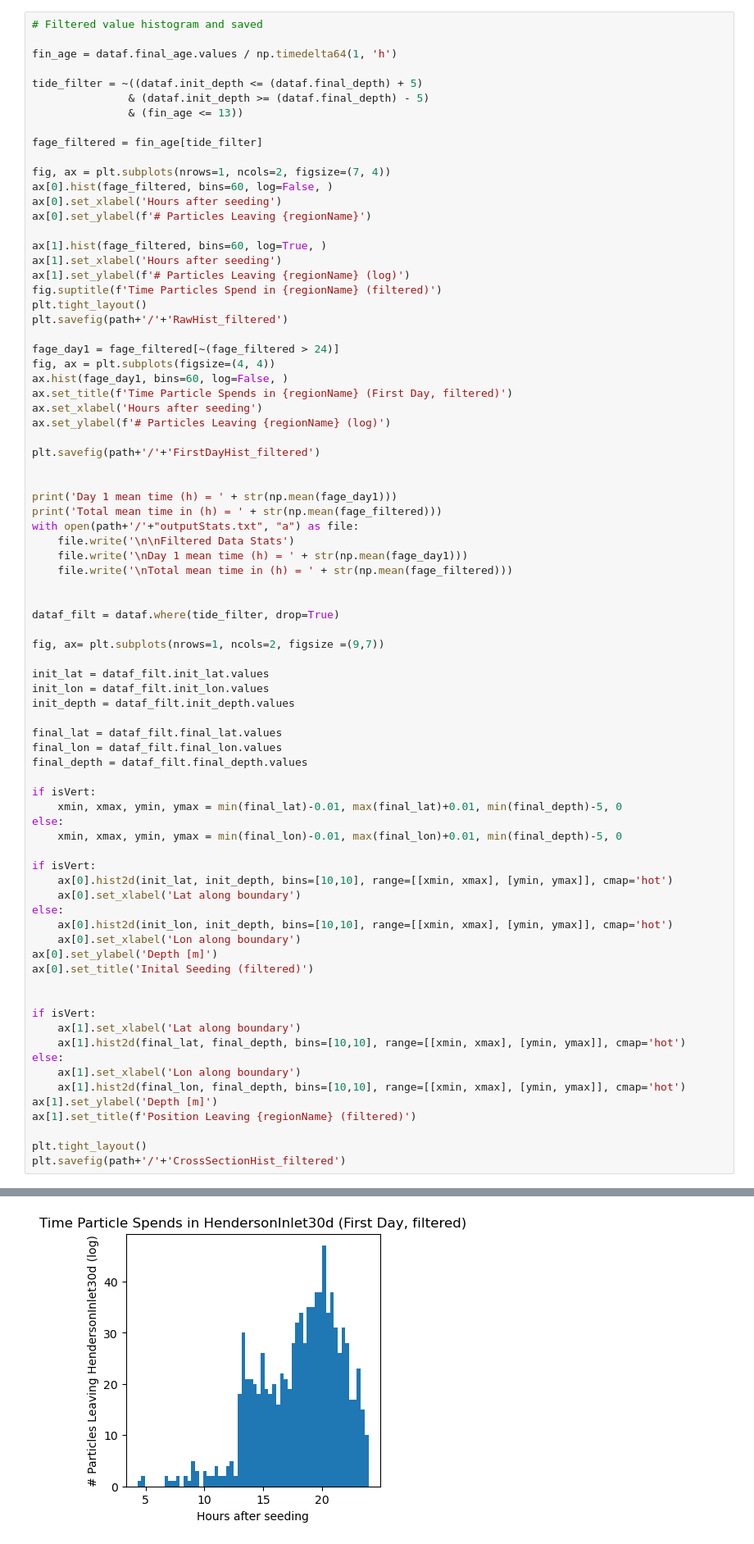
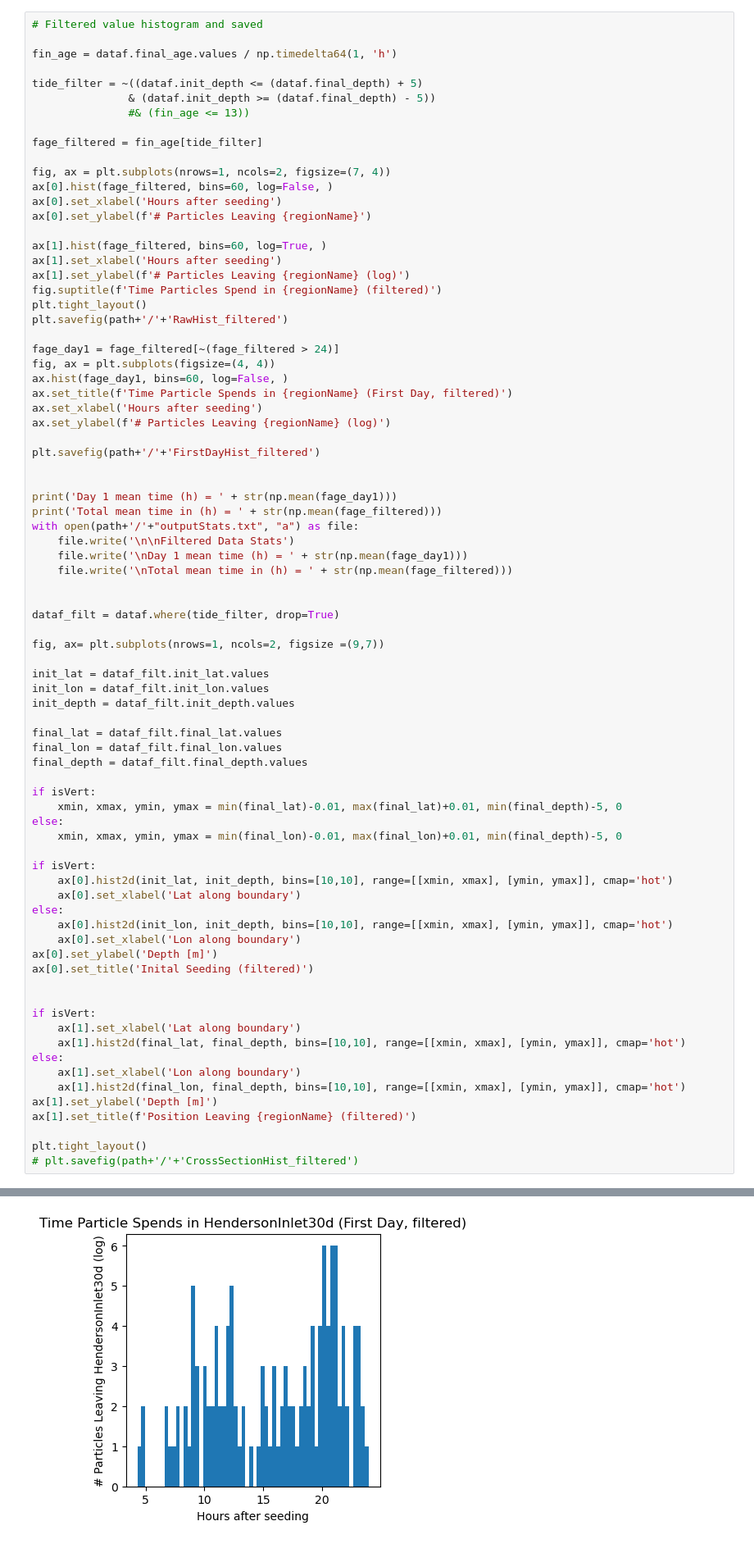
Before and after one commit to SalishSeaCast/analysis-griffon, a Jupyter notebook: notebooks/RegionResTimePlotting.ipynb, the cells around one changed output, grey strips where cells are left out. Shown at 82% size. Drawn from its saved outputs; the diff is of its cells as text.

```diff
--- a/notebooks/RegionResTimePlotting.ipynb
+++ b/notebooks/RegionResTimePlotting.ipynb
@@ -120,8 +122,8 @@ plt.savefig(path+'/'+'CrossSectionHist')
 fin_age = dataf.final_age.values / np.timedelta64(1, 'h')
 
 tide_filter = ~((dataf.init_depth <= (dataf.final_depth) + 5)
-               & (dataf.init_depth >= (dataf.final_depth) - 5)
-               & (fin_age <= 13))
+               & (dataf.init_depth >= (dataf.final_depth) - 5))
+               #& (fin_age <= 13))
 
 fage_filtered = fin_age[tide_filter]
 
@@ -192,5 +194,5 @@ ax[1].set_ylabel('Depth [m]')
 ax[1].set_title(f'Position Leaving {regionName} (filtered)')
 
 plt.tight_layout()
-plt.savefig(path+'/'+'CrossSectionHist_filtered')
+# plt.savefig(path+'/'+'CrossSectionHist_filtered')
 # %% [output]
@@ -200 +202 @@ Total mean time in (h) = 78.76082251122395
-[figure, old version]
+[figure, new version]
```
Also changed, not shown: parts of 4 cells of this notebook, 10 other files.
